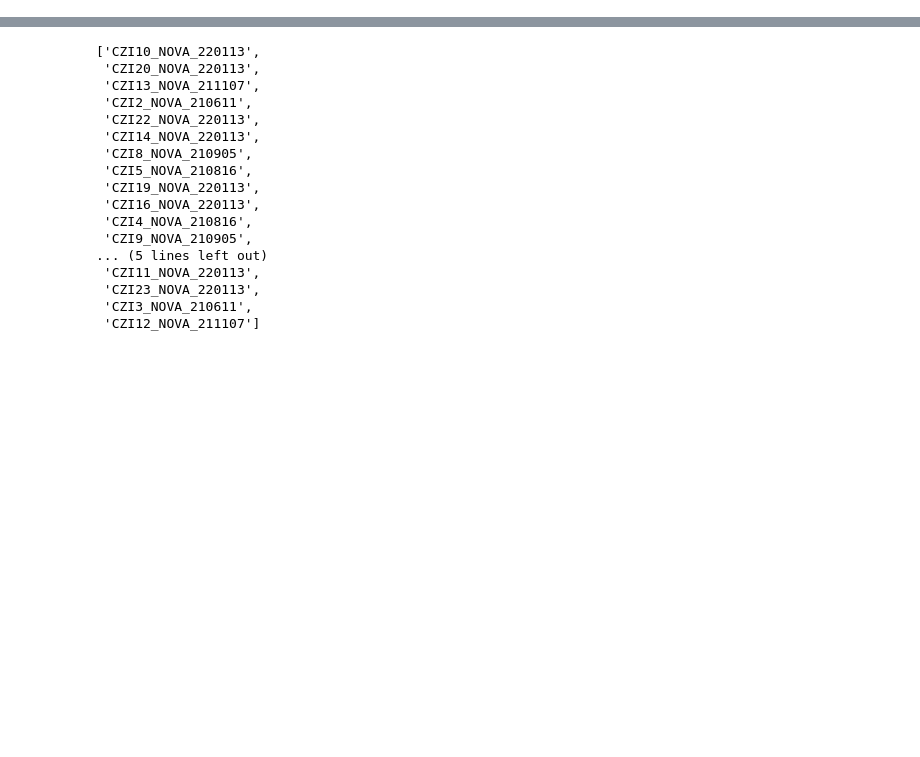
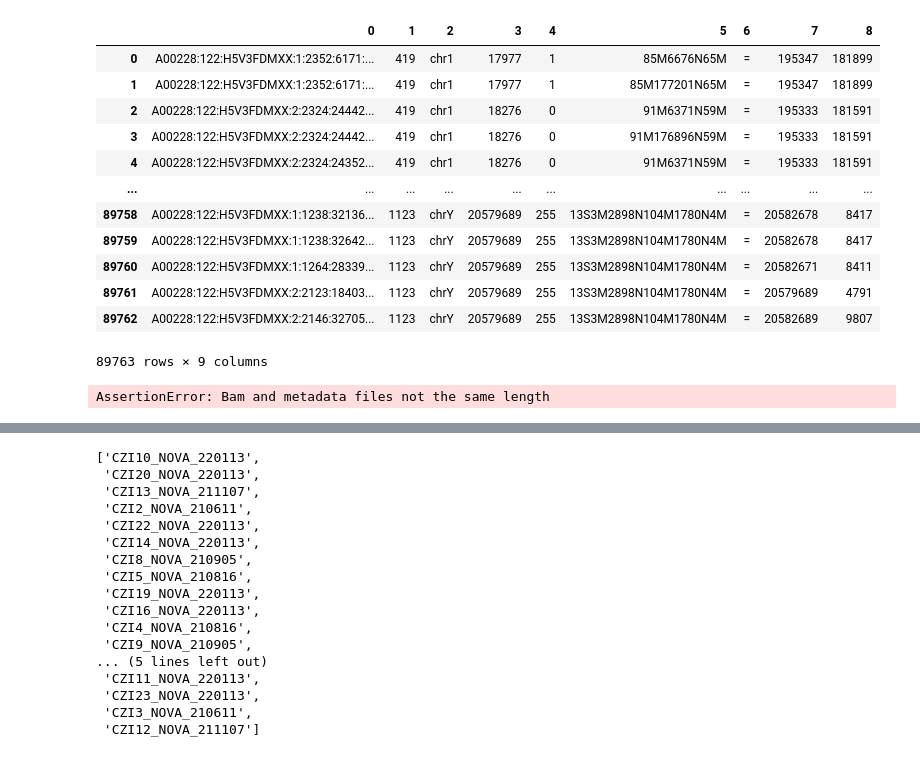
Before and after one commit to dmnburrows/line1_ageing, a Jupyter notebook: workspace.ipynb, the cells around one changed output, grey strips where cells are left out. Saved outputs shown, nothing was run; the diff lists cells and outputs as text; code cells hidden in the pictures; blank space fills up the shorter version.

```diff
--- a/workspace.ipynb
+++ b/workspace.ipynb
@@ -88,27 +0,0 @@ array(['chr1', 'chr10', 'chr11', 'chr12', 'chr13', 'chr14',
-# %%
-%autoreload
-import te_rna_f as te
-pd.options.mode.chained_assignment = None  # default='warn'
-ncount_df = pd.DataFrame() #empty count matrix
-bam_ll = [[],[]] #empty list of lists to store curr_bam indices
-
-# Filter out reads that do not overlap with 5' portion of insertion
-for x,par in enumerate(par_list):
-    curr_bed = par[0]
-    curr_bam = par[1]
-    curr_name = pd.read_csv(par[2], sep='\t', header=None)
-    assert len(curr_bam) == len(curr_name), 'Bam and UMI files not the same length'
-    curr_bam['UMI']=curr_name[0].values #CHANGE CHANGE CHANGE
-
-    #Loop through each chromosome
-    chr_unq = np.unique(curr_bam['Chromosome'].values)
-    chr = 'chr1'
-    print('Aligning to chromosome ' + chr + ' for ' + par[3] + ' strand')
-    #Slice bed/bam files by chromosome
-    chr_bam = curr_bam[curr_bam['Chromosome'] == chr]
-    chr_bed = curr_bed[curr_bed['Chromosome'] == chr]
-    ncount_df, bam_ll[x] = te.five_prime_align(chr_bam, chr_bed, ncount_df, bam_ll[x])
-
-# #Add in CPMs as a column
-# total_reads = pd.read_csv('/cndd3/dburrows/DATA/te/rna/filt.prac/prac/total_reads.txt', sep=" ", header=None)[0].values[0]
-# count_df['CPM'] = count_df['Count'].values / total_reads * 1000000
@@ -225,0 +91,44 @@ True
+# %%
+curr_name
+# %% [output]
+|  | 0 | 1 | 2 | 3 | 4 | 5 | 6 | 7 | 8 |
+| 0 | A00228:122:H5V3FDMXX:1:2352:6171:... | 419 | chr1 | 17977 | 1 | 85M6676N65M | = | 195347 | 181899 |
+| 1 | A00228:122:H5V3FDMXX:1:2352:6171:... | 419 | chr1 | 17977 | 1 | 85M177201N65M | = | 195347 | 181899 |
+| 2 | A00228:122:H5V3FDMXX:2:2324:24442... | 419 | chr1 | 18276 | 0 | 91M6371N59M | = | 195333 | 181591 |
+| 3 | A00228:122:H5V3FDMXX:2:2324:24442... | 419 | chr1 | 18276 | 0 | 91M176896N59M | = | 195333 | 181591 |
+| 4 | A00228:122:H5V3FDMXX:2:2324:24352... | 419 | chr1 | 18276 | 0 | 91M6371N59M | = | 195333 | 181591 |
+| ... | ... | ... | ... | ... | ... | ... | ... | ... | ... |
+| 89758 | A00228:122:H5V3FDMXX:1:1238:32136... | 1123 | chrY | 20579689 | 255 | 13S3M2898N104M1780N4M | = | 20582678 | 8417 |
+| 89759 | A00228:122:H5V3FDMXX:1:1238:32642... | 1123 | chrY | 20579689 | 255 | 13S3M2898N104M1780N4M | = | 20582678 | 8417 |
+| 89760 | A00228:122:H5V3FDMXX:1:1264:28339... | 1123 | chrY | 20579689 | 255 | 13S3M2898N104M1780N4M | = | 20582671 | 8411 |
+| 89761 | A00228:122:H5V3FDMXX:2:2123:18403... | 1123 | chrY | 20579689 | 255 | 13S3M2898N104M1780N4M | = | 20579689 | 4791 |
+| 89762 | A00228:122:H5V3FDMXX:2:2146:32705... | 1123 | chrY | 20579689 | 255 | 13S3M2898N104M1780N4M | = | 20582689 | 9807 |
+89763 rows × 9 columns
+# %%
+pd.options.mode.chained_assignment = None  # default='warn'
+count_df = pd.DataFrame() #empty count matrix
+bam_ll = [[],[]] #empty list of lists to store curr_bam indices
+
+# Filter out reads that do not overlap with 5' portion of insertion
+for x,par in enumerate(par_list):
+    curr_bed = par[0]
+    curr_bam = par[1]
+    curr_name = pd.read_csv(par[2], sep='\t', header=None)
+    assert len(curr_bam) == len(curr_name), 'Bam and metadata files not the same length'
+    curr_bam['UMI']=curr_name[0].values #Add UMI column to bam file
+
+    #Loop through each chromosome
+    chr_unq = np.unique(curr_bam['Chromosome'].values)
+    for i,chr in enumerate(chr_unq):
+        print('Aligning to chromosome ' + chr + ' for ' + par[3] + ' strand')
+
+        #Slice bed/bam files by chromosome
+        chr_bam = curr_bam[curr_bam['Chromosome'] == chr]
+        chr_bed = curr_bed[curr_bed['Chromosome'] == chr]
+        count_df, bam_ll[x] = te.five_prime_align(chr_bam, chr_bed, count_df, bam_ll[x])
+
+#Add in CPMs as a column
+total_reads = pd.read_csv(snakemake.input.n_reads, sep=" ", header=None)[0].values[0]
+count_df['CPM'] = count_df['Count'].values / total_reads * 1000000
+# %% [output]
+AssertionError: Bam and metadata files not the same length
```
Also changed, not shown: parts of 41 cells of this notebook, 31 other files.
